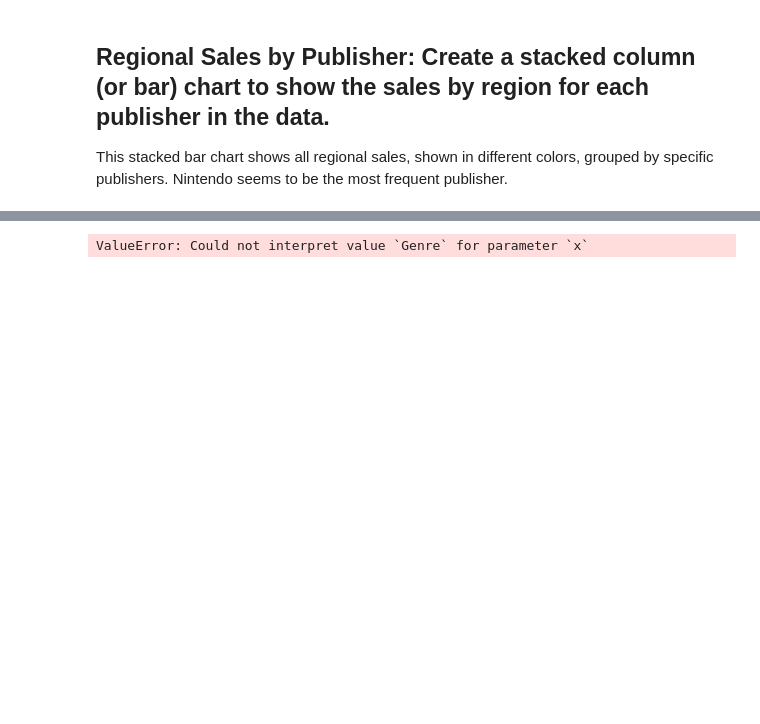
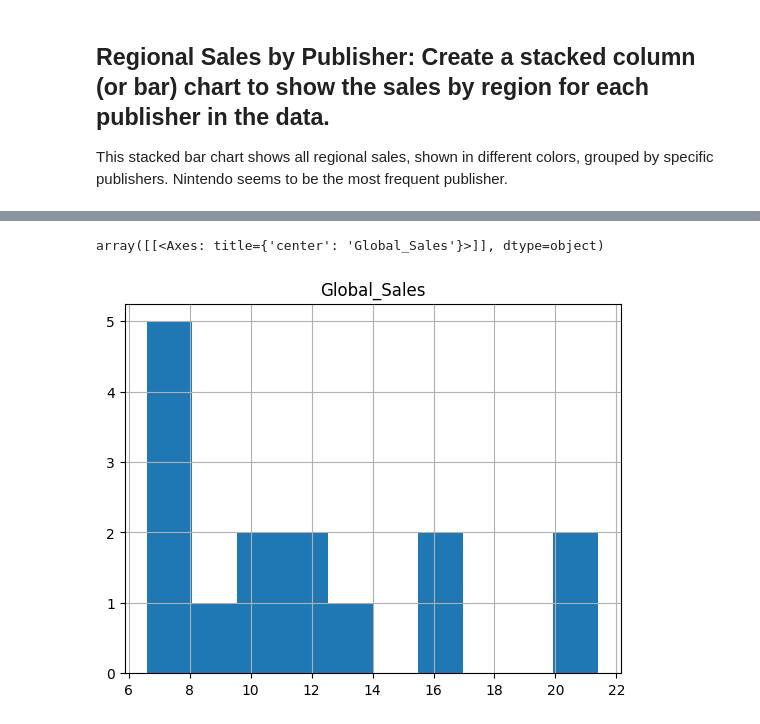
Before and after one commit to Schaeffer2013/Video_Game_Sales, a Jupyter notebook: Video_Game_Sales.ipynb, the cells around one changed output, grey strips where cells are left out. Cells and saved outputs as stored; diff of their text form; code cells hidden in the pictures; blank space fills up the shorter version.

```diff
--- a/Video_Game_Sales.ipynb
+++ b/Video_Game_Sales.ipynb
@@ -33,4 +37,7 @@ vgs.plot.line(title='Total Global Sales for each year', xlabel='Year', ylabel='G
 # %%
-sns.histplot(data=vgs, x='Genre')
+grouped_by_genre = vgs[vgs['Genre'] == 'Action']
+grouped_by_genre = vgs.sort_values(by=['Genre', 'Global_Sales']).head(15)
+grouped_by_genre.hist(column='Global_Sales')
 # %% [output]
-ValueError: Could not interpret value `Genre` for parameter `x`
+array([[<Axes: title={'center': 'Global_Sales'}>]], dtype=object)
+[figure, added]
```
Also changed, not shown: parts of 19 cells of this notebook.
